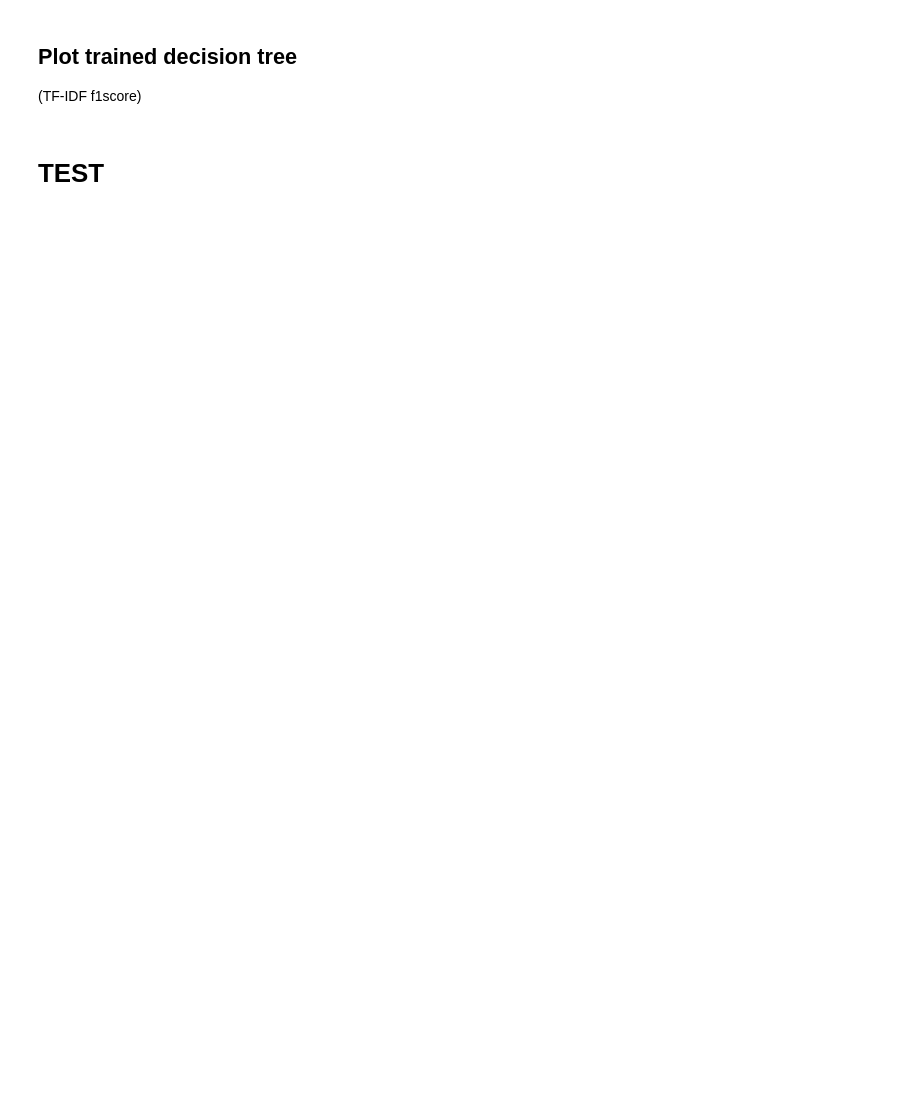
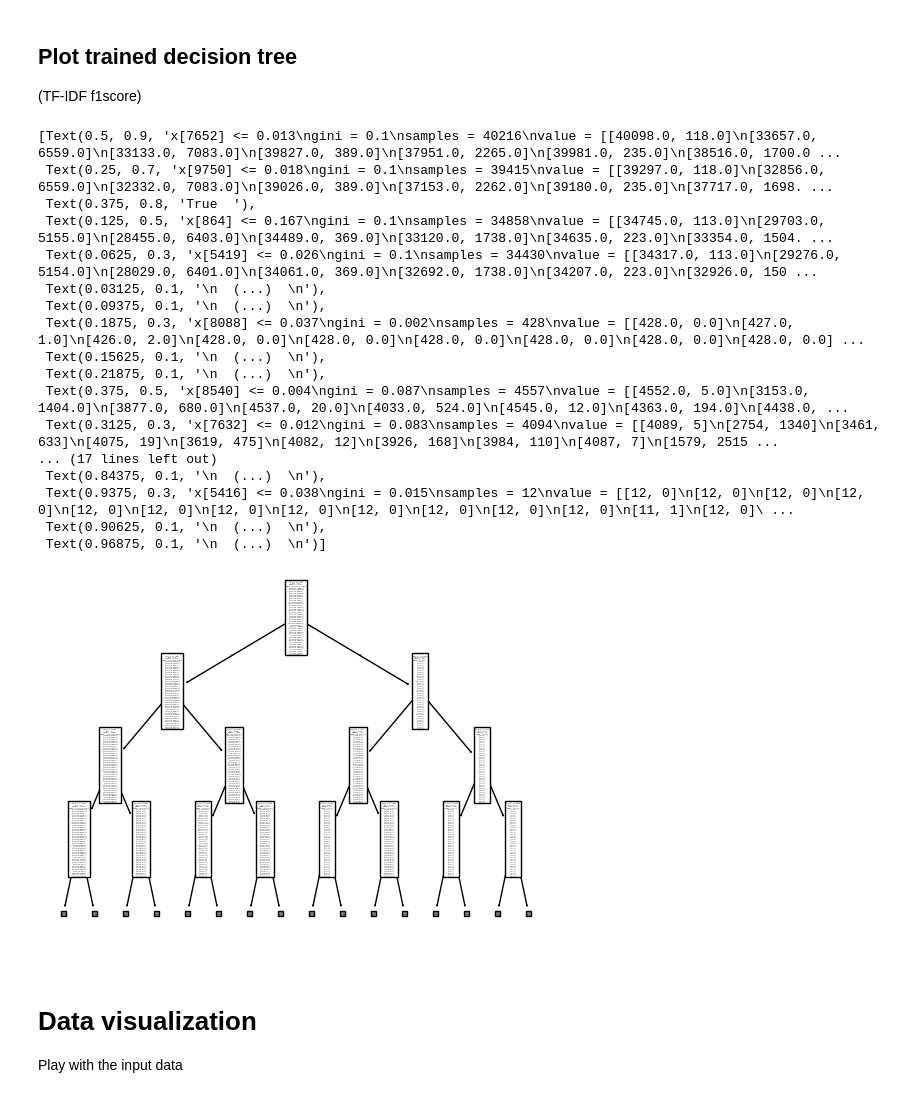
Before and after one commit to PatrykFlama/GameClassifier, a Jupyter notebook: notebooks/plots.ipynb, the cells around one changed output. Drawn from its saved outputs; the diff is of its cells as text; code cells hidden in the pictures; blank space fills up the shorter version.

```diff
--- a/notebooks/plots.ipynb
+++ b/notebooks/plots.ipynb
@@ -114,13 +139,30 @@ plt.show()
 # %%
 from sklearn import tree
 
 X = input_preprocessing.tfidf(data.games['description'], max_features=10000)
 y = output_preprocessing.multilabel_binarizer(data.games['genres'])
 
 
-tmodel = models.DecisionTree(X, y, eval_ms.f1score)
-tmodel.fit()
+model = models.DecisionTree(X, y, eval_ms.f1score)
+model.fit()
 
-tree.plot_tree(tmodel.tree, max_depth=10)
+tree.plot_tree(model.tree, max_depth=3)
+# %% [output]
+[Text(0.5, 0.9, 'x[7652] <= 0.013\ngini = 0.1\nsamples = 40216\nvalue = [[40098.0, 118.0]\n[33657.0, 6559.0]\n[33133.0, 7083.0]\n[39827.0, 389.0]\n[37951.0, 2265.0]\n[39981.0, 235.0]\n[38516.0, 1700.0 ...
+ Text(0.25, 0.7, 'x[9750] <= 0.018\ngini = 0.1\nsamples = 39415\nvalue = [[39297.0, 118.0]\n[32856.0, 6559.0]\n[32332.0, 7083.0]\n[39026.0, 389.0]\n[37153.0, 2262.0]\n[39180.0, 235.0]\n[37717.0, 1698. ...
+ Text(0.375, 0.8, 'True  '),
+ Text(0.125, 0.5, 'x[864] <= 0.167\ngini = 0.1\nsamples = 34858\nvalue = [[34745.0, 113.0]\n[29703.0, 5155.0]\n[28455.0, 6403.0]\n[34489.0, 369.0]\n[33120.0, 1738.0]\n[34635.0, 223.0]\n[33354.0, 1504. ...
+ Text(0.0625, 0.3, 'x[5419] <= 0.026\ngini = 0.1\nsamples = 34430\nvalue = [[34317.0, 113.0]\n[29276.0, 5154.0]\n[28029.0, 6401.0]\n[34061.0, 369.0]\n[32692.0, 1738.0]\n[34207.0, 223.0]\n[32926.0, 150 ...
+ Text(0.03125, 0.1, '\n  (...)  \n'),
+ Text(0.09375, 0.1, '\n  (...)  \n'),
+ Text(0.1875, 0.3, 'x[8088] <= 0.037\ngini = 0.002\nsamples = 428\nvalue = [[428.0, 0.0]\n[427.0, 1.0]\n[426.0, 2.0]\n[428.0, 0.0]\n[428.0, 0.0]\n[428.0, 0.0]\n[428.0, 0.0]\n[428.0, 0.0]\n[428.0, 0.0] ...
+ Text(0.15625, 0.1, '\n  (...)  \n'),
+ Text(0.21875, 0.1, '\n  (...)  \n'),
+ Text(0.375, 0.5, 'x[8540] <= 0.004\ngini = 0.087\nsamples = 4557\nvalue = [[4552.0, 5.0]\n[3153.0, 1404.0]\n[3877.0, 680.0]\n[4537.0, 20.0]\n[4033.0, 524.0]\n[4545.0, 12.0]\n[4363.0, 194.0]\n[4438.0, ...
+ Text(0.3125, 0.3, 'x[7632] <= 0.012\ngini = 0.083\nsamples = 4094\nvalue = [[4089, 5]\n[2754, 1340]\n[3461, 633]\n[4075, 19]\n[3619, 475]\n[4082, 12]\n[3926, 168]\n[3984, 110]\n[4087, 7]\n[1579, 2515 ...
+... (17 lines left out)
+ Text(0.84375, 0.1, '\n  (...)  \n'),
+ Text(0.9375, 0.3, 'x[5416] <= 0.038\ngini = 0.015\nsamples = 12\nvalue = [[12, 0]\n[12, 0]\n[12, 0]\n[12, 0]\n[12, 0]\n[12, 0]\n[12, 0]\n[12, 0]\n[12, 0]\n[12, 0]\n[12, 0]\n[12, 0]\n[11, 1]\n[12, 0]\ ...
+ Text(0.90625, 0.1, '\n  (...)  \n'),
+ Text(0.96875, 0.1, '\n  (...)  \n')]
+[figure, added]
-# %% [markdown]
-# TEST
@@ -168,0 +169,3 @@ tmodel.fit()
+# %% [markdown]
+# Data visualization
+Play with the input data
```
Also changed, not shown: parts of 18 cells of this notebook, 4 other files.
